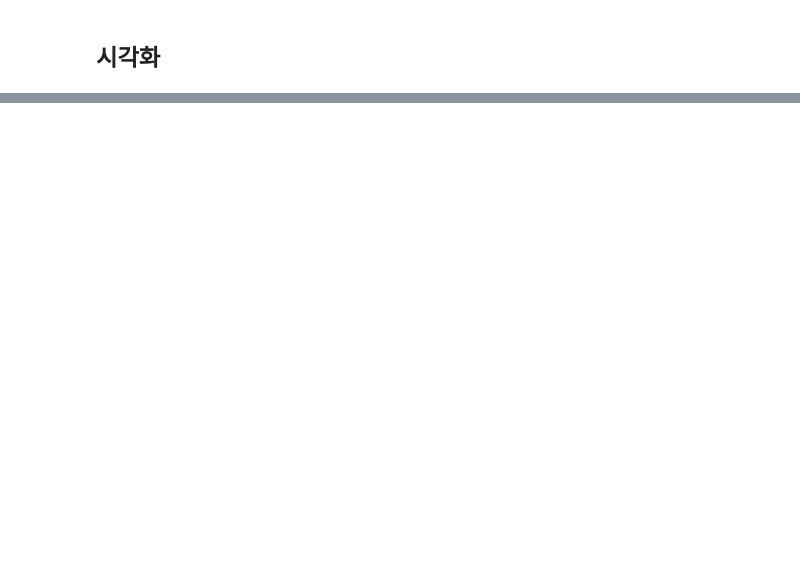
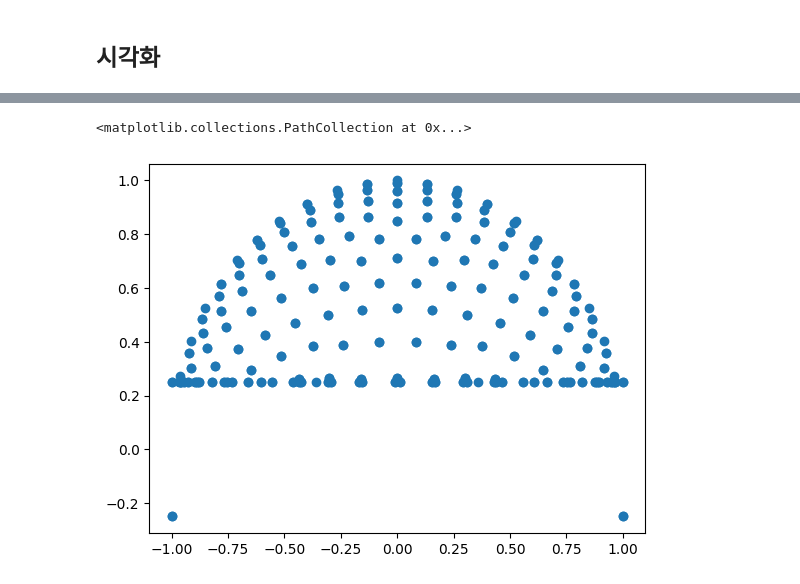
Before and after one commit to vinca0224/3D, a Jupyter notebook: trimesh.ipynb, the cells around one changed output, grey strips where cells are left out. Saved outputs shown, nothing was run; the diff lists cells and outputs as text; code cells hidden in the pictures; blank space fills up the shorter version.

```diff
--- a/trimesh.ipynb
+++ b/trimesh.ipynb
@@ -73,0 +41,5 @@ len(vertex_sample)
+# %%
+plt.scatter(vertices[:,1], vertices[:,2])
+# %% [output]
+<matplotlib.collections.PathCollection at 0x...>
+[figure, added]
```
Also changed, not shown: parts of 25 cells of this notebook, 3 other files.
